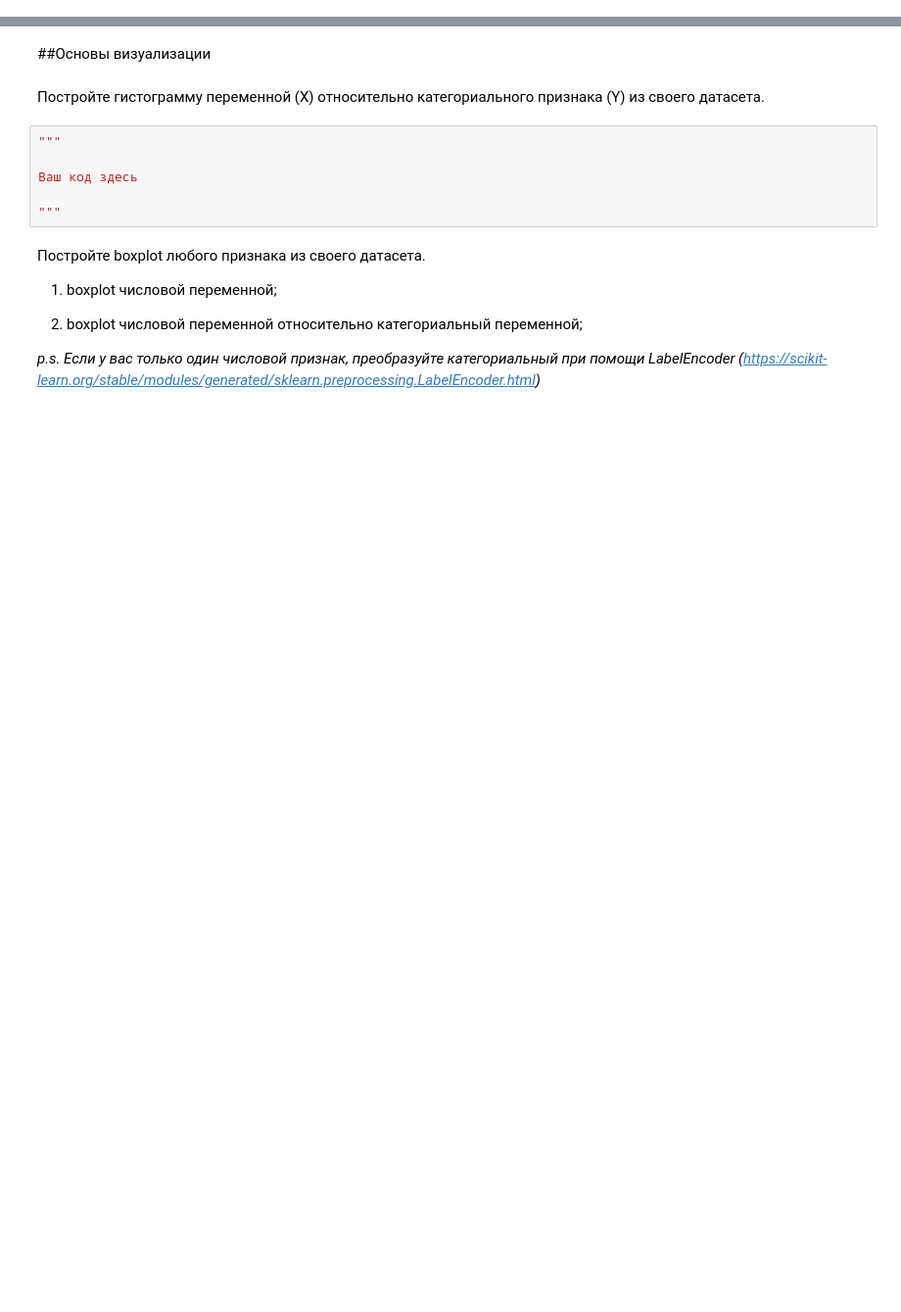
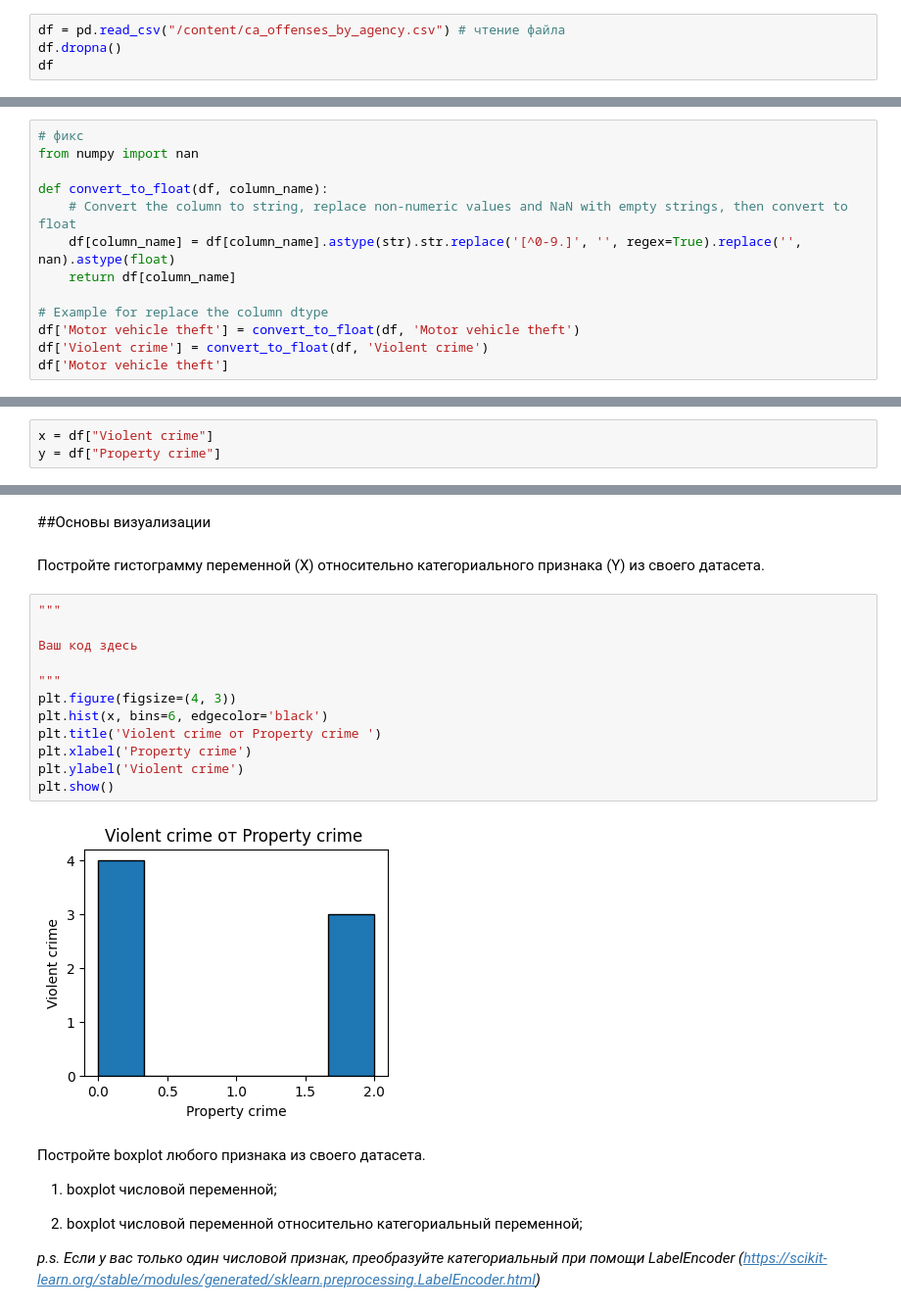
Before and after one commit to h8erqqq/ML, a Jupyter notebook: lab2/Задание_2.ipynb, the cells around one changed output, grey strips where cells are left out. Shown: that part at 98% size. Cells and saved outputs as stored; diff of their text form; blank space fills up the shorter version.

```diff
--- a/lab2/Задание_2.ipynb
+++ b/lab2/Задание_2.ipynb
@@ -27,0 +46,4 @@ df = # чтение файла
+# %%
+df = pd.read_csv("/content/ca_offenses_by_agency.csv") # чтение файла
+df.dropna()
+df
@@ -27,0 +64,13 @@ df = # чтение файла
+# %%
+# фикс
+from numpy import nan
+
+def convert_to_float(df, column_name):
+    # Convert the column to string, replace non-numeric values and NaN with empty strings, then convert to float
+    df[column_name] = df[column_name].astype(str).str.replace('[^0-9.]', '', regex=True).replace('', nan).astype(float)
+    return df[column_name]
+
+# Example for replace the column dtype
+df['Motor vehicle theft'] = convert_to_float(df, 'Motor vehicle theft')
+df['Violent crime'] = convert_to_float(df, 'Violent crime')
+df['Motor vehicle theft']
@@ -28 +90,4 @@ df = # чтение файла
+# %%
+x = df["Violent crime"]
+y = df["Property crime"]
 # %%
@@ -72,12 +193,20 @@ Example: видим, что среднее и отклонение различ
 ##Основы визуализации
 # %% [markdown]
  Постройте гистограмму переменной (X) относительно категориального признака (Y) из своего датасета.
-# %%
-"""
-
-Ваш код здесь
-
-"""
+# %%
+"""
+
+Ваш код здесь
+
+"""
+plt.figure(figsize=(4, 3))
+plt.hist(x, bins=6, edgecolor='black')
+plt.title('Violent crime от Property crime ')
+plt.xlabel('Property crime')
+plt.ylabel('Violent crime')
+plt.show()
+# %% [output]
+[figure, added]
 # %% [markdown]
 Постройте boxplot любого признака из своего датасета.
 
```
Also changed, not shown: parts of 24 cells of this notebook.
